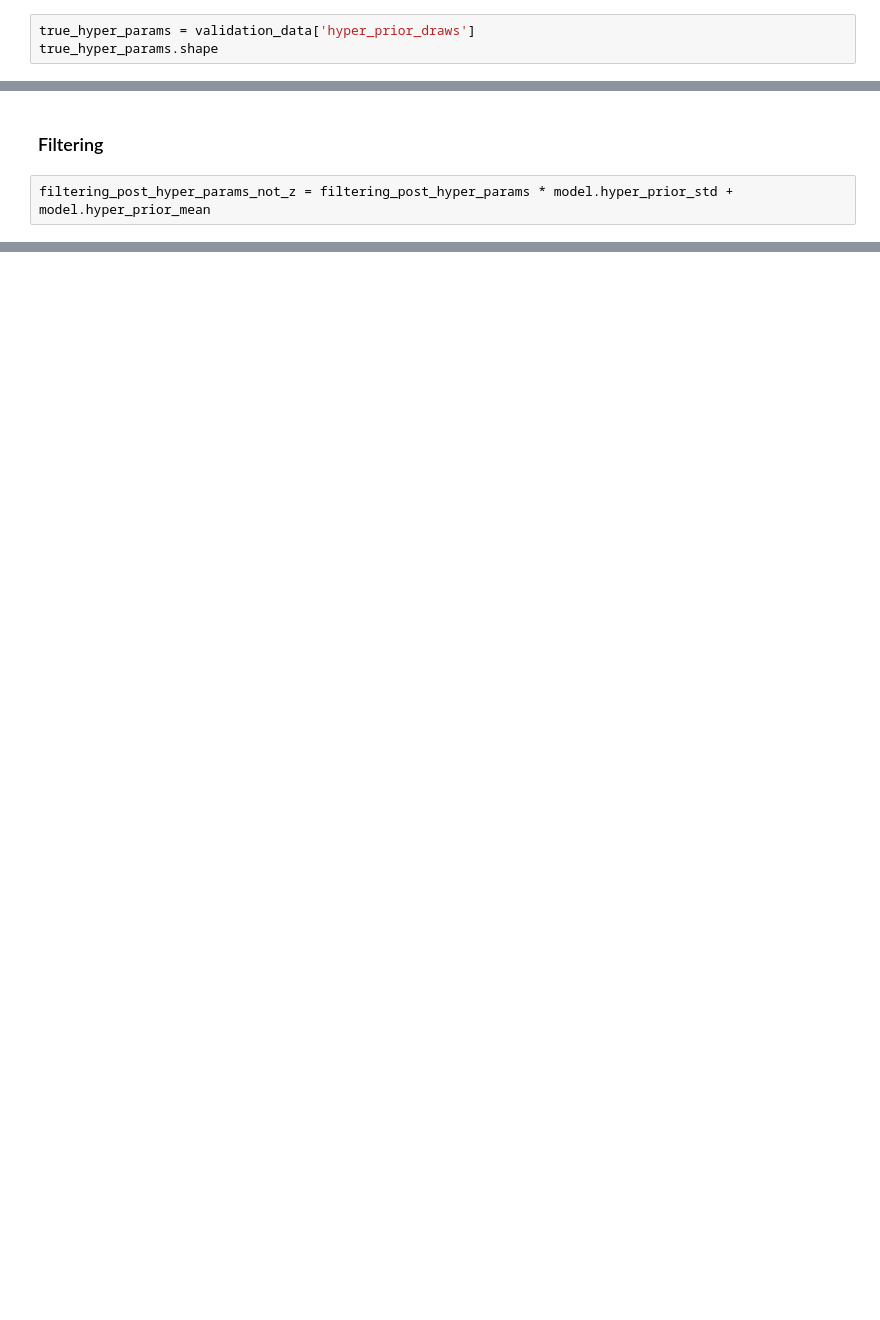
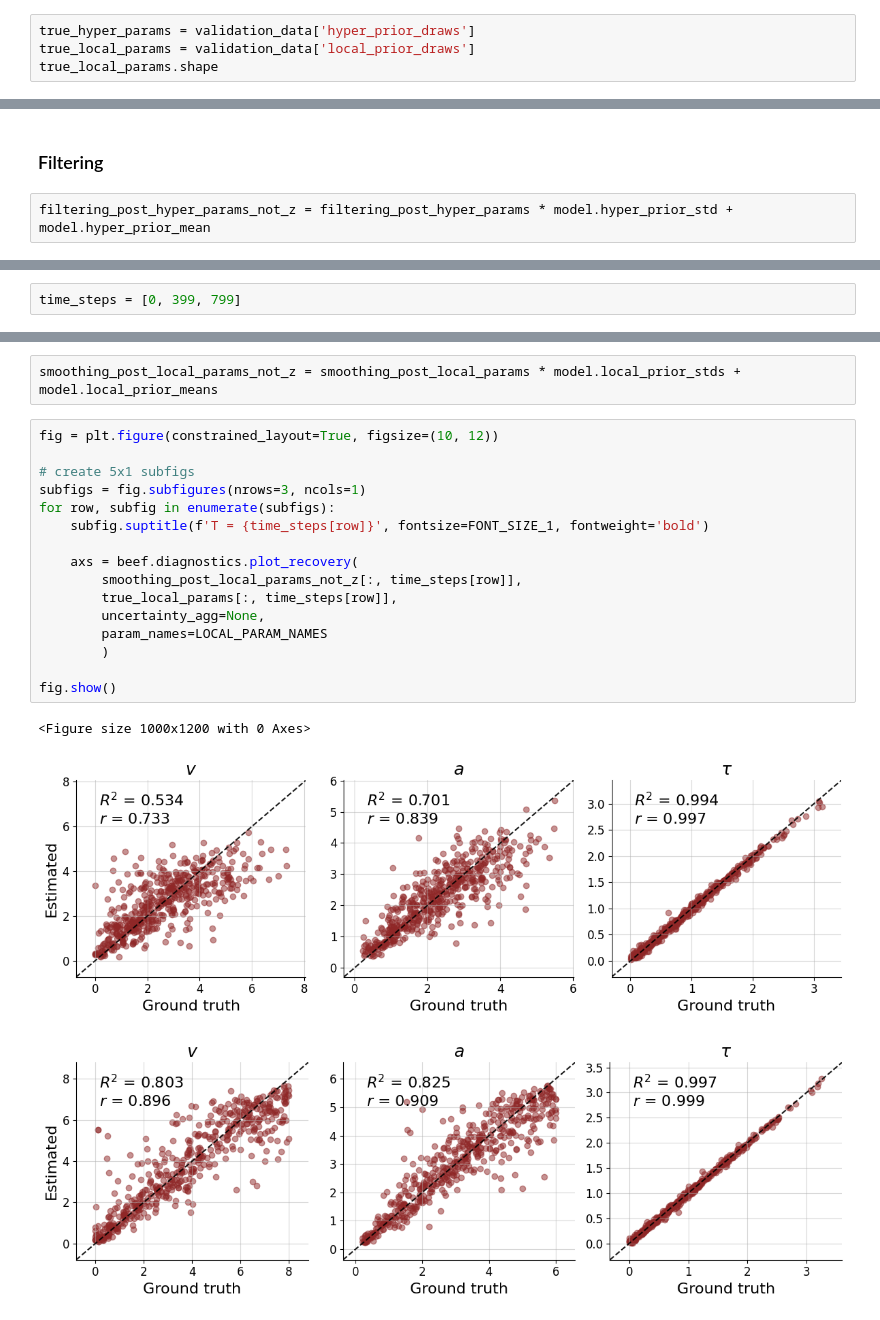
Before and after one commit to bayesflow-org/Non-Stationary-DDM-Validation, a Jupyter notebook: applications/smoothing/notebooks/networks_evaluation.ipynb, the cells around one changed output, grey strips where cells are left out. Saved outputs shown, nothing was run; the diff lists cells and outputs as text; blank space fills up the shorter version.

```diff
--- a/applications/smoothing/notebooks/networks_evaluation.ipynb
+++ b/applications/smoothing/notebooks/networks_evaluation.ipynb
@@ -57,4 +90,5 @@ else:
 # %%
 true_hyper_params = validation_data['hyper_prior_draws']
-true_hyper_params.shape
+true_local_params = validation_data['local_prior_draws']
+true_local_params.shape
 # %% [output]
@@ -132,0 +172,2 @@ p = beef.diagnostics.plot_recovery(
+# %%
+time_steps = [0, 399, 799]
@@ -132,0 +176,22 @@ p = beef.diagnostics.plot_recovery(
+# %%
+smoothing_post_local_params_not_z = smoothing_post_local_params * model.local_prior_stds + model.local_prior_means
+# %%
+fig = plt.figure(constrained_layout=True, figsize=(10, 12))
+
+# create 5x1 subfigs
+subfigs = fig.subfigures(nrows=3, ncols=1)
+for row, subfig in enumerate(subfigs):
+    subfig.suptitle(f'T = {time_steps[row]}', fontsize=FONT_SIZE_1, fontweight='bold')
+
+    axs = beef.diagnostics.plot_recovery(
+        smoothing_post_local_params_not_z[:, time_steps[row]],
+        true_local_params[:, time_steps[row]],
+        uncertainty_agg=None,
+        param_names=LOCAL_PARAM_NAMES
+        )
+
+fig.show()
+# %% [output]
+<Figure size 1000x1200 with 0 Axes>
+[figure, added]
+[figure, added]
```
Also changed, not shown: parts of 41 cells of this notebook.
